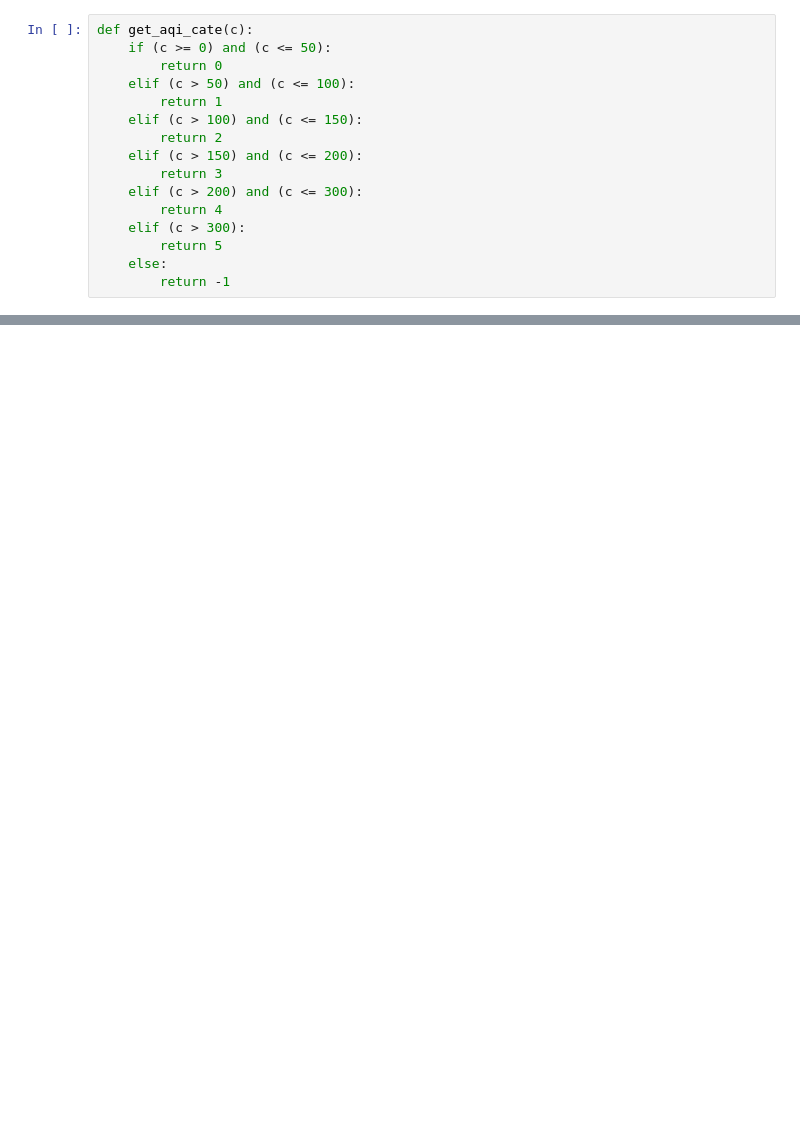
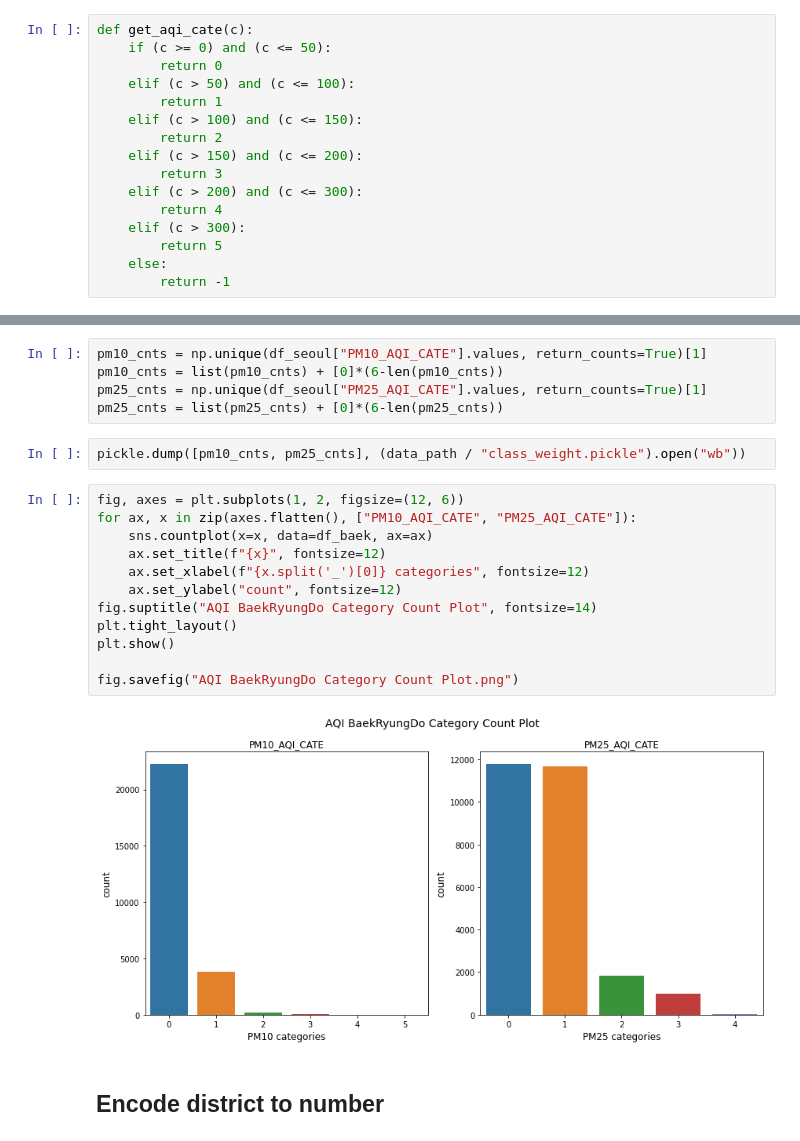
Before and after one commit to simonjisu/airpollution, a Jupyter notebook: 02_EDA & modeling.ipynb, the cells around one changed output, grey strips where cells are left out. Saved outputs shown, nothing was run; the diff lists cells and outputs as text; blank space fills up the shorter version.

```diff
--- a/02_EDA & modeling.ipynb
+++ b/02_EDA & modeling.ipynb
@@ -141,0 +129,23 @@ X_idx, y_idx = sliding_window(T: int, window_size: int, time_lag: int)
+# %%
+pm10_cnts = np.unique(df_seoul["PM10_AQI_CATE"].values, return_counts=True)[1]
+pm10_cnts = list(pm10_cnts) + [0]*(6-len(pm10_cnts))
+pm25_cnts = np.unique(df_seoul["PM25_AQI_CATE"].values, return_counts=True)[1]
+pm25_cnts = list(pm25_cnts) + [0]*(6-len(pm25_cnts))
+# %%
+pickle.dump([pm10_cnts, pm25_cnts], (data_path / "class_weight.pickle").open("wb"))
+# %%
+fig, axes = plt.subplots(1, 2, figsize=(12, 6))
+for ax, x in zip(axes.flatten(), ["PM10_AQI_CATE", "PM25_AQI_CATE"]):
+    sns.countplot(x=x, data=df_baek, ax=ax)
+    ax.set_title(f"{x}", fontsize=12)
+    ax.set_xlabel(f"{x.split('_')[0]} categories", fontsize=12)
+    ax.set_ylabel("count", fontsize=12)
+fig.suptitle("AQI BaekRyungDo Category Count Plot", fontsize=14)
+plt.tight_layout()
+plt.show()
+
+fig.savefig("AQI BaekRyungDo Category Count Plot.png")
+# %% [output]
+[figure, added]
+# %% [markdown]
+## Encode district to number
```
Also changed, not shown: parts of 60 cells of this notebook, 19 other files.
